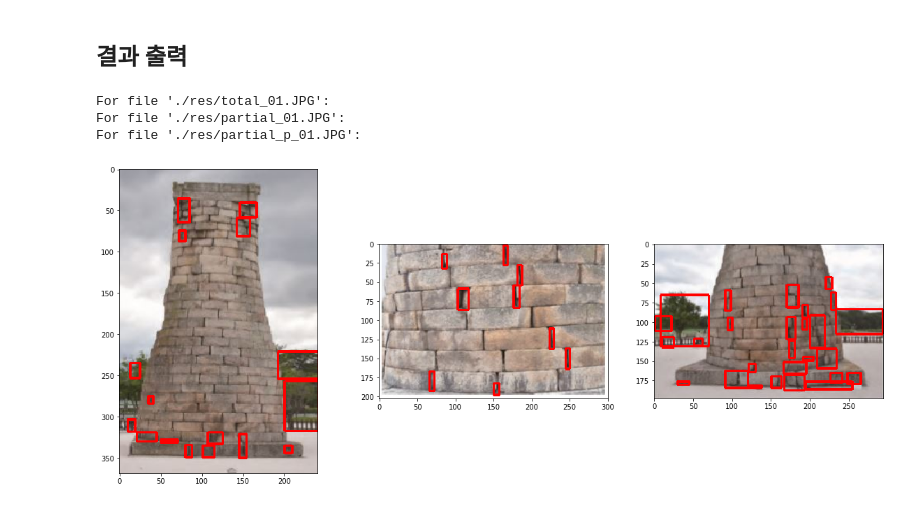
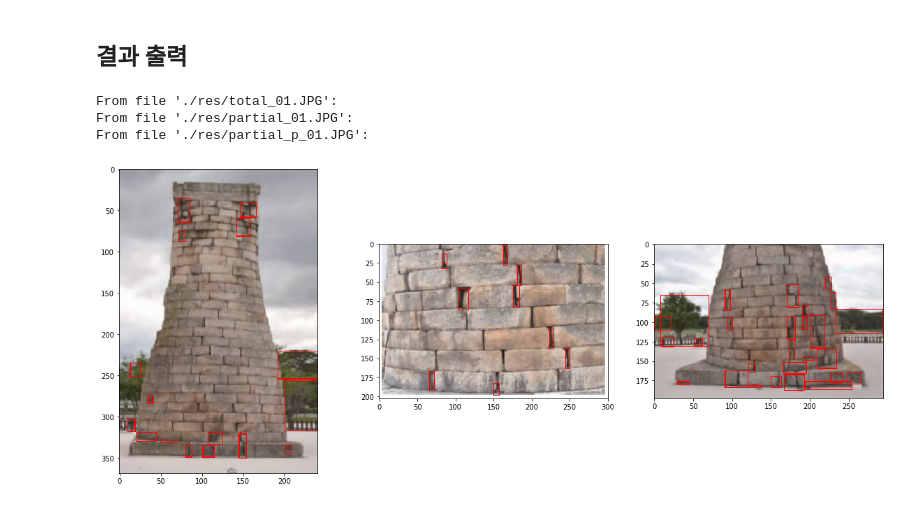
Before and after one commit to DGU-DAI-Lab/2020_Research_KDJ, a Jupyter notebook: 200604_첨성대벽돌균열+DG_AI_System/notebook.ipynb, the cells around one changed output. Drawn from its saved outputs; the diff is of its cells as text; code cells hidden in the pictures.

```diff
--- a/200604_첨성대벽돌균열+DG_AI_System/notebook.ipynb
+++ b/200604_첨성대벽돌균열+DG_AI_System/notebook.ipynb
@@ -44,7 +44,7 @@ def findHoles(frame_bgr):
     frame_hsv = cv2.cvtColor(frame_bgr, cv2.COLOR_BGR2HSV)
     # 채도(S)와 밝기(V)가 낮은 영역 : 검은색 영역을 선택
     frame_bin = cv2.inRange(frame_hsv, (  0,  0,  0), (255, 96, 96))
-    frame_bin = cv2.morphologyEx(frame_bin, cv2.MORPH_OPEN, (3,3))
+    frame_bin = cv2.morphologyEx(frame_bin, cv2.MORPH_OPEN, (5,5))
     return frame_bin
 
 def findContoursFromMask(frame_color, mask, area_thresh=32):
@@ -77,33 +77,33 @@ def findContoursFromMask(frame_color, mask, area_thresh=32):
 # %%
 filepath_list, frame_list = readFiles('./res/', opener=cv2.imread)
 
 fig, axes = plt.subplots(1, len(frame_list), figsize=(20,8))
 
 for filepath, frame_bgr, ax in zip(filepath_list, frame_list, axes):
     if (type(frame_bgr) == type(None)) : continue
 
     print(f"From file '{filepath}':")
 
     mask = findHoles(frame_bgr)
     frame_cut_list, box_list = findContoursFromMask(frame_bgr, mask, area_thresh=20)
     idx_list = range(len(frame_cut_list))
 
     # Save files
     for frame_cut, idx in zip(frame_cut_list, idx_list):
         cv2.imwrite(f'./out/{os.path.basename(filepath)}_{idx}.png', frame_cut)
 
     # Draw Bounding Boxes
     for box in box_list:
         x,y,w,h = box
-        cv2.rectangle(frame_bgr, (x,y), (x+w,y+h), (0,0,255), 2)
+        cv2.rectangle(frame_bgr, (x,y), (x+w,y+h), (0,0,255), 1)
 
     # Plot image with bounding boxes
     frame_rgb = cv2.cvtColor(frame_bgr, cv2.COLOR_BGR2RGB)
     ax.imshow(frame_rgb)
 
 plt.show()
 # %% [output]
-For file './res/total_01.JPG':
-For file './res/partial_01.JPG':
-For file './res/partial_p_01.JPG':
+From file './res/total_01.JPG':
+From file './res/partial_01.JPG':
+From file './res/partial_p_01.JPG':
-[figure, old version]
+[figure, new version]
```
